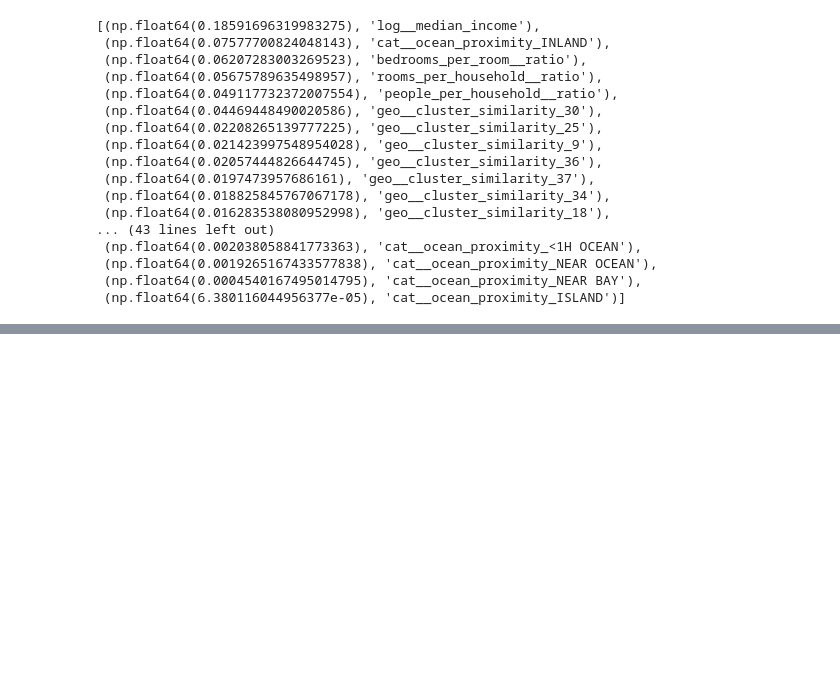
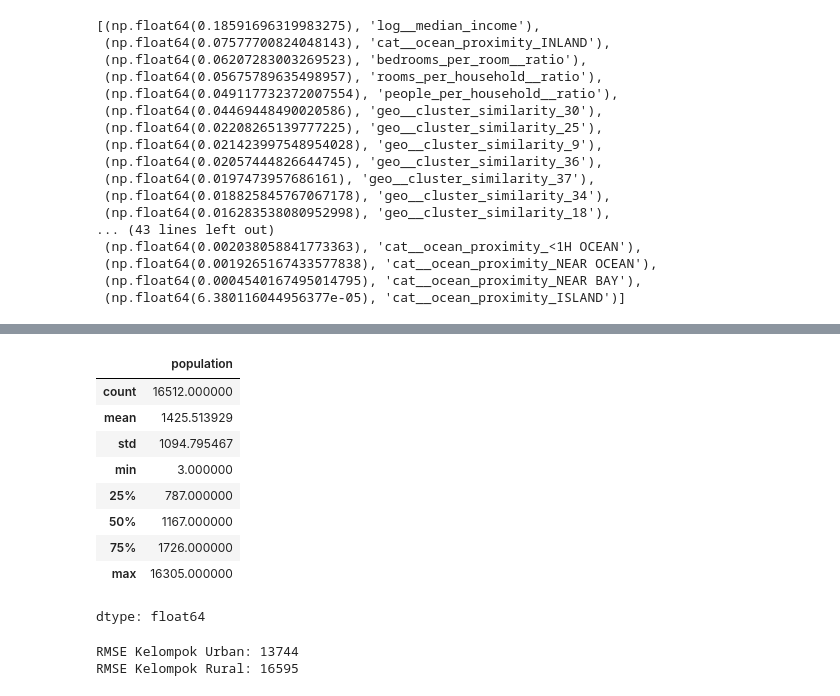
Before and after one commit to setyawanandrew74-pixel/MLops_Project_1, a Jupyter notebook: notebooks/data preparation final revisi.ipynb, the cells around one changed output, grey strips where cells are left out. Saved outputs shown, nothing was run; the diff lists cells and outputs as text; code cells hidden in the pictures; blank space fills up the shorter version.

```diff
--- a/notebooks/data preparation final revisi.ipynb
+++ b/notebooks/data preparation final revisi.ipynb
@@ -486,0 +625,49 @@ sorted(zip(feature_importances,
+# %%
+#kelompok berdasarkan population
+housing_train_x['population'].describe()
+# %% [output]
+|  | population |
+| count | 16512.000000 |
+| mean | 1425.513929 |
+| std | 1094.795467 |
+| min | 3.000000 |
+| 25% | 787.000000 |
+| 50% | 1167.000000 |
+| 75% | 1726.000000 |
+| max | 16305.000000 |
+dtype: float64
+# %%
+urban = housing_train_x[
+    housing_train_x["population"] > 1167
+]
+
+rural = housing_train_x[
+    housing_train_x["population"] <= 1167
+]
+
+#target
+y_urban = housing_labels_train_y.loc[urban.index]
+y_rural = housing_labels_train_y.loc[rural.index]
+
+#prediksi
+pred_urban = final_model.predict(urban)
+pred_rural = final_model.predict(rural)
+
+#hitung rmse untuk masing-masing kelompok
+from sklearn.metrics import root_mean_squared_error
+
+rmse_urban = root_mean_squared_error(
+    y_urban,
+    pred_urban
+)
+
+rmse_rural = root_mean_squared_error(
+    y_rural,
+    pred_rural
+)
+
+print(f"RMSE Kelompok Urban: {rmse_urban:.0f}")
+print(f"RMSE Kelompok Rural: {rmse_rural:.0f}")
+# %% [output]
+RMSE Kelompok Urban: 13744
+RMSE Kelompok Rural: 16595
```
Also changed, not shown: parts of 13 cells of this notebook.
